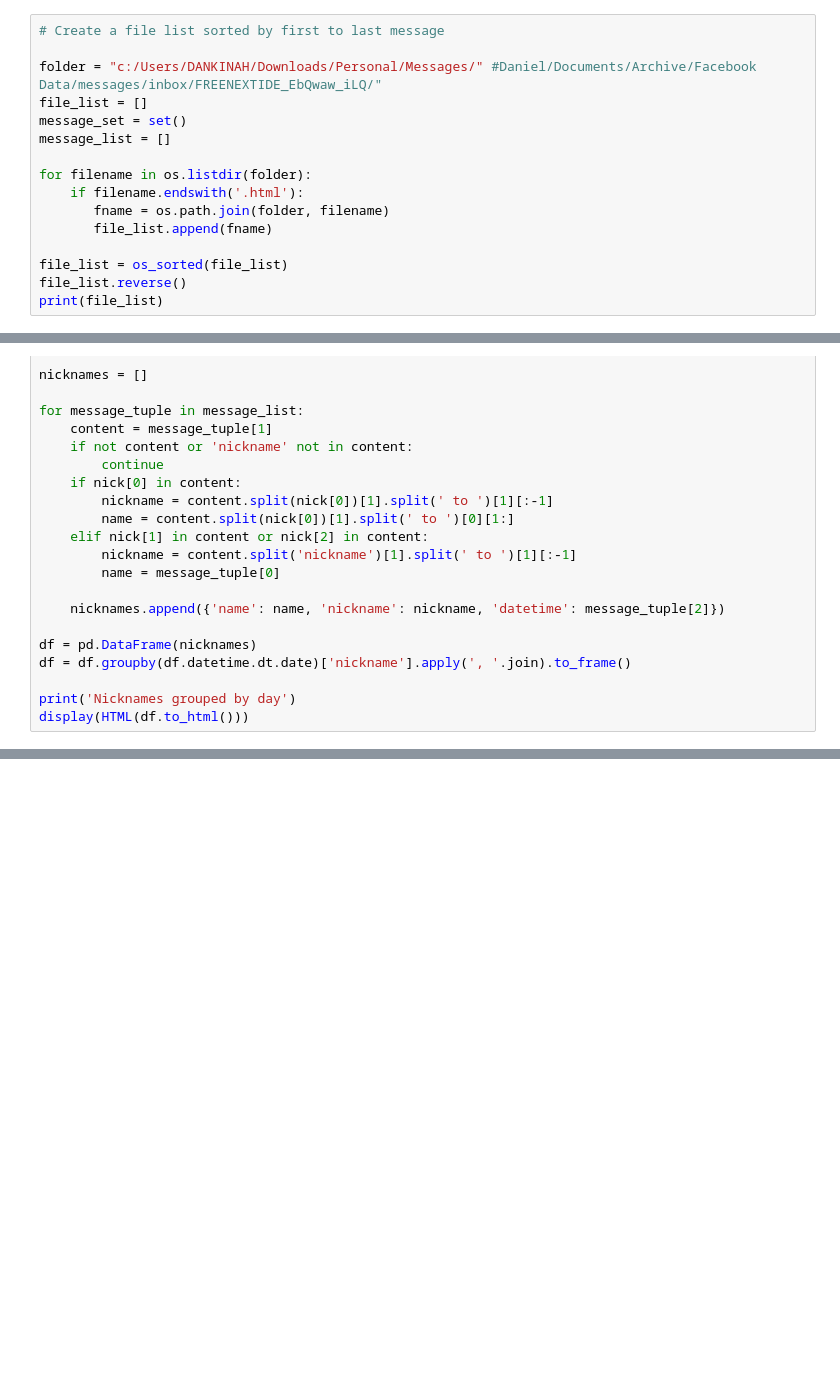
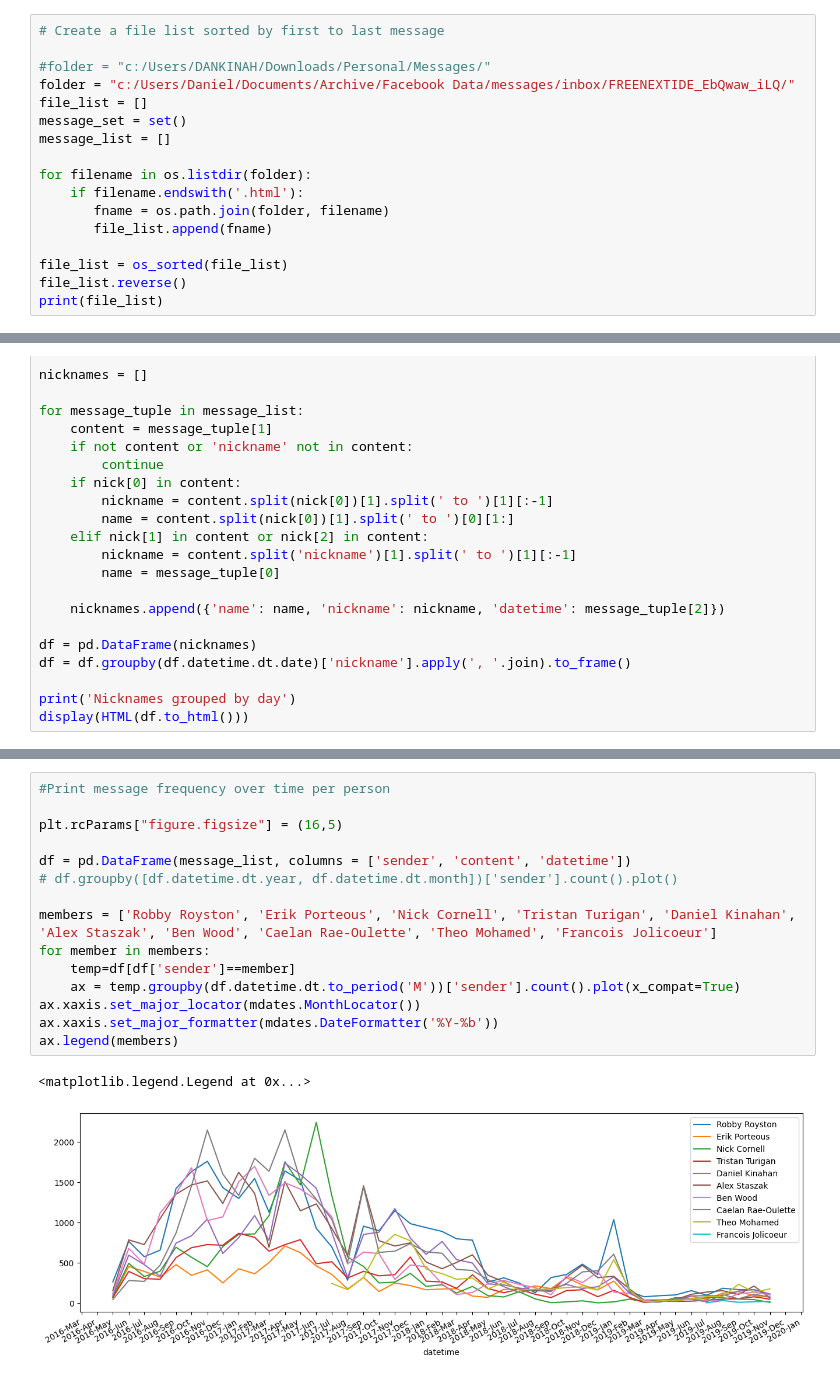
Before and after one commit to danielkinahan/chatalytics, a Jupyter notebook: facebook_chatalytics.ipynb, the cells around one changed output, grey strips where cells are left out. Drawn from its saved outputs; the diff is of its cells as text; blank space fills up the shorter version.

Commit message:
added graphing and most used words

```diff
--- a/facebook_chatalytics.ipynb
+++ b/facebook_chatalytics.ipynb
@@ -10,7 +12,8 @@ from IPython.display import display, HTML
 # %%
 # Create a file list sorted by first to last message
 
-folder = "c:/Users/DANKINAH/Downloads/Personal/Messages/" #Daniel/Documents/Archive/Facebook Data/messages/inbox/FREENEXTIDE_EbQwaw_iLQ/"
+#folder = "c:/Users/DANKINAH/Downloads/Personal/Messages/"
+folder = "c:/Users/Daniel/Documents/Archive/Facebook Data/messages/inbox/FREENEXTIDE_EbQwaw_iLQ/"
 file_list = []
 message_set = set()
 message_list = []
@@ -134,0 +243,18 @@ display(members)
+# %%
+#Print message frequency over time per person
+
+plt.rcParams["figure.figsize"] = (16,5)
+
+df = pd.DataFrame(message_list, columns = ['sender', 'content', 'datetime'])
+# df.groupby([df.datetime.dt.year, df.datetime.dt.month])['sender'].count().plot()
+
+members = ['Robby Royston', 'Erik Porteous', 'Nick Cornell', 'Tristan Turigan', 'Daniel Kinahan', 'Alex Staszak', 'Ben Wood', 'Caelan Rae-Oulette', 'Theo Mohamed', 'Francois Jolicoeur']
+for member in members:
+    temp=df[df['sender']==member]
+    ax = temp.groupby(df.datetime.dt.to_period('M'))['sender'].count().plot(x_compat=True)
+ax.xaxis.set_major_locator(mdates.MonthLocator())
+ax.xaxis.set_major_formatter(mdates.DateFormatter('%Y-%b'))
+ax.legend(members)
+# %% [output]
+<matplotlib.legend.Legend at 0x...>
+[figure, added]
```
Also changed, not shown: parts of 7 cells of this notebook.
